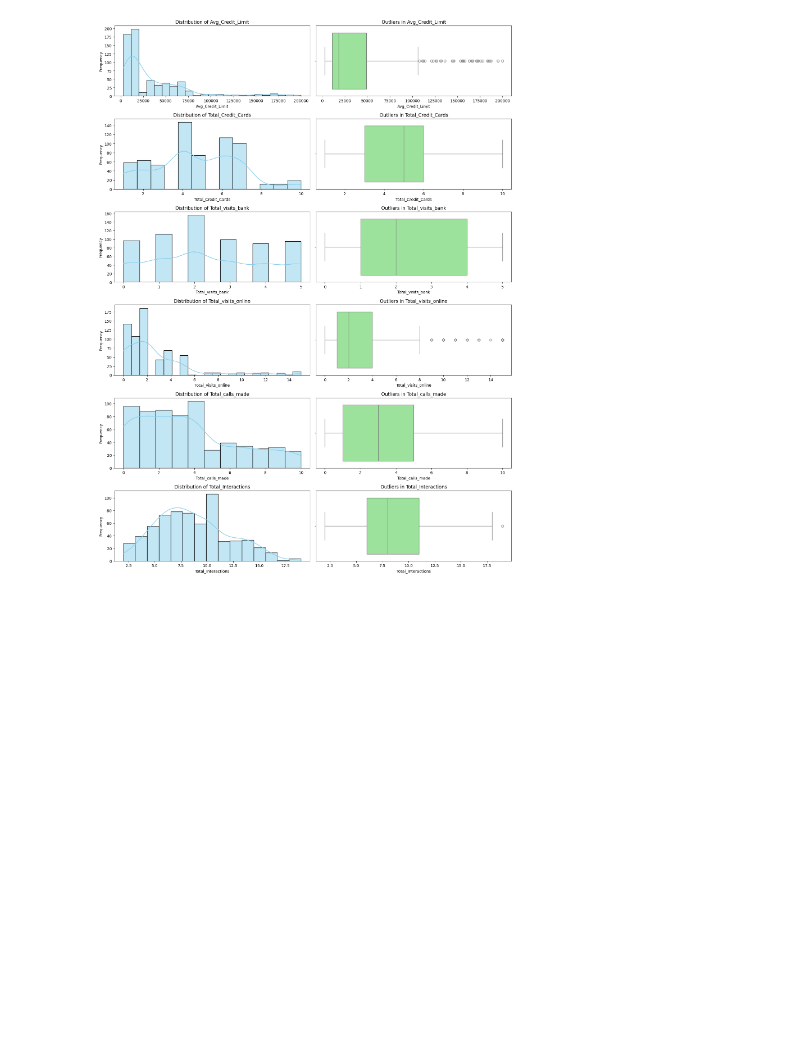
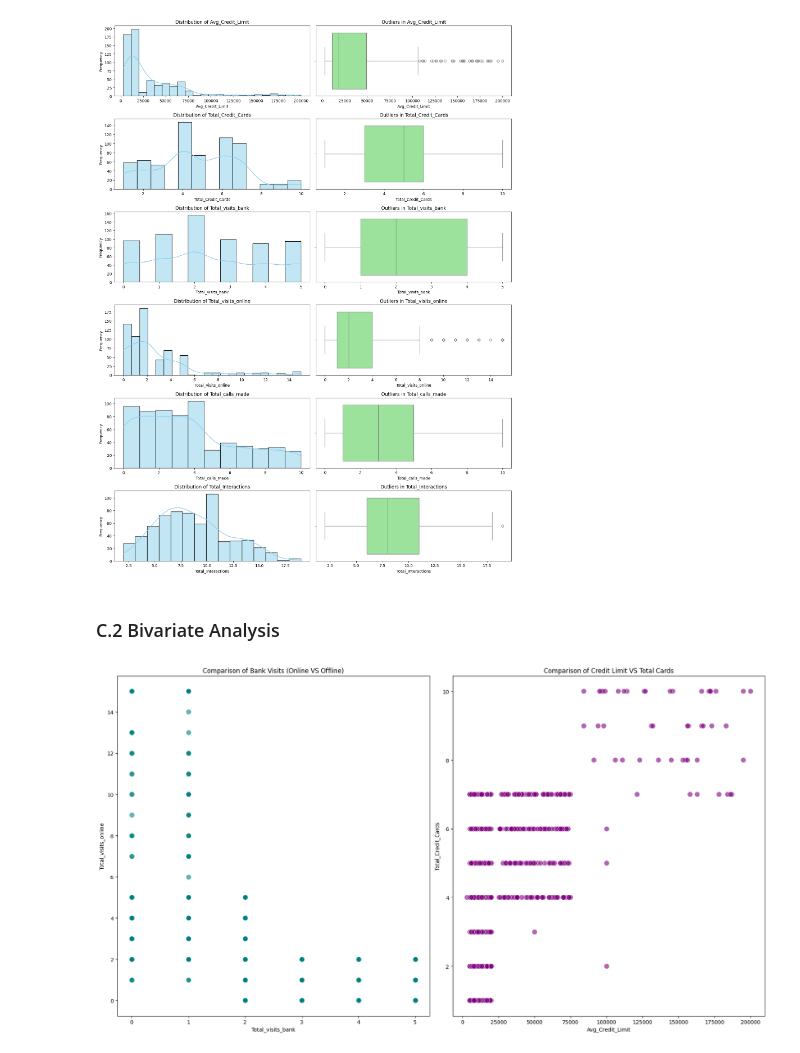
Before and after one commit to HablSank/1Day-1Dataset_MachineLearningProject, a Jupyter notebook: Day-11/K-Means (Customer Credit Card)/customercreditcard.ipynb, the cells around one changed output. Drawn from its saved outputs; the diff is of its cells as text; code cells hidden in the pictures; blank space fills up the shorter version.

Commit message:
Day - 11 (K-Means Clustering) Exploratory Data Done

```diff
--- a/Day-11/K-Means (Customer Credit Card)/customercreditcard.ipynb
+++ b/Day-11/K-Means (Customer Credit Card)/customercreditcard.ipynb
@@ -145 +147,4 @@ df_clean.drop_duplicates(inplace=True)
+# %%
+df_clean['Log_Avg_Credit_Limit'] = np.log1p(df_clean['Avg_Credit_Limit'])
+df_clean['Log_Total_visits_online'] = np.log1p(df_clean['Total_visits_online'])
 # %% [markdown]
@@ -200,3 +203,20 @@ plt.tight_layout()
 plt.show()
 # %% [output]
 [figure]
+# %% [markdown]
+### C.2 Bivariate Analysis
+# %%
+fig, axes = plt.subplots(1, 2, figsize=(18, 10))
+
+sns.scatterplot(x='Total_visits_bank', y='Total_visits_online', data=df_clean, ax=axes[0], s=100, alpha=0.6, color='teal')
+axes[0].set_title("Comparison of Bank Visits (Online VS Offline)")
+axes[0].grid
+
+sns.scatterplot(x='Avg_Credit_Limit', y='Total_Credit_Cards', data=df_clean, ax=axes[1], s=100, alpha=0.6, color='purple')
+axes[1].set_title("Comparison of Credit Limit VS Total Cards")
+axes[1].grid
+
+plt.tight_layout()
+plt.show()
+# %% [output]
+[figure, added]
```
Also changed, not shown: parts of 12 cells of this notebook.
